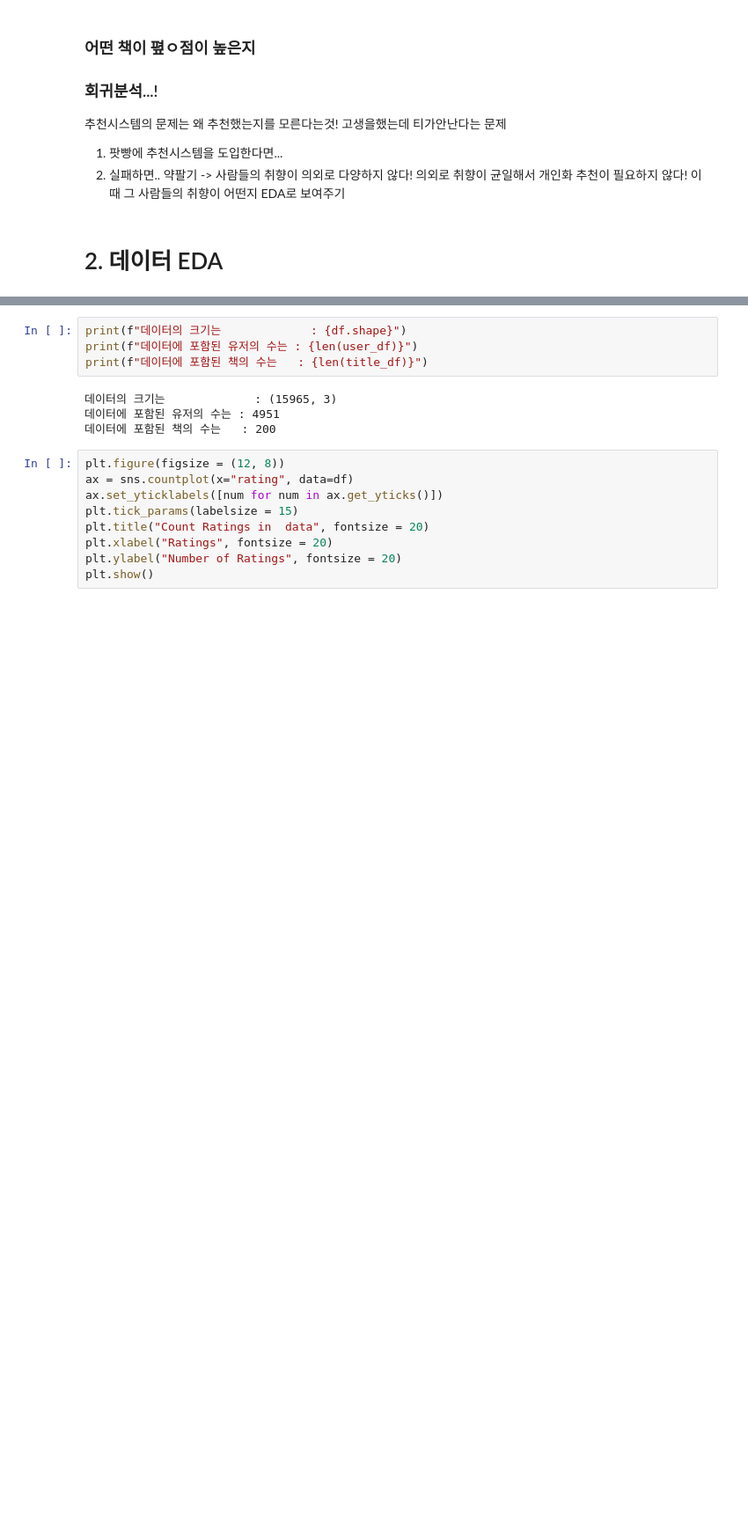
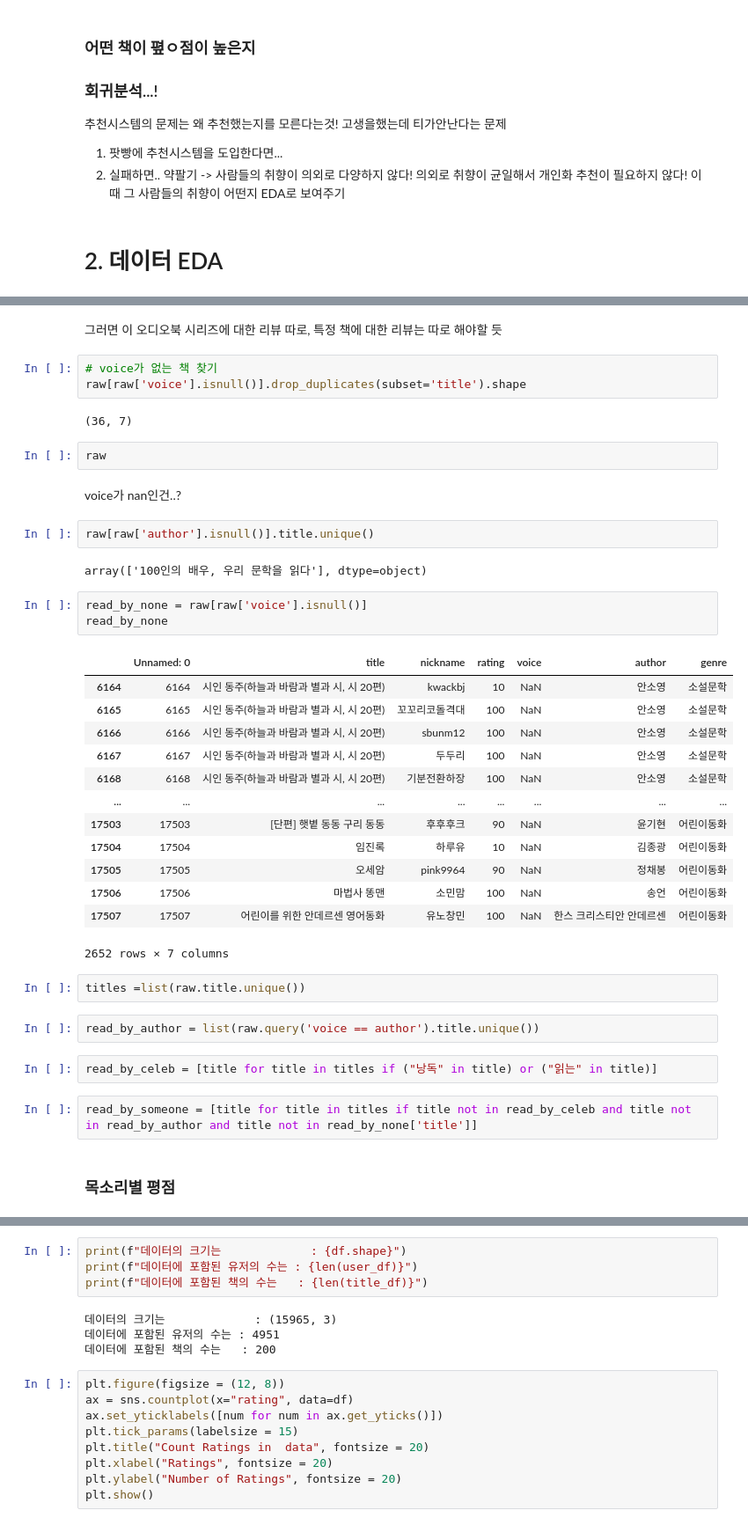
Before and after one commit to dataitgirls4/team_3, a Jupyter notebook: Recommendation_System.ipynb, the cells around one changed output, grey strips where cells are left out. Shown: that part at 88% size. Cells and saved outputs as stored; diff of their text form; blank space fills up the shorter version.

```diff
--- a/Recommendation_System.ipynb
+++ b/Recommendation_System.ipynb
@@ -101,0 +72,42 @@ df
+# %% [markdown]
+그러면 이 오디오북 시리즈에 대한 리뷰 따로, 특정 책에 대한 리뷰는 따로 해야할 듯
+# %%
+# voice가 없는 책 찾기
+raw[raw['voice'].isnull()].drop_duplicates(subset='title').shape
+# %% [output]
+(36, 7)
+# %%
+raw
+# %% [markdown]
+voice가 nan인건..?
+# %%
+raw[raw['author'].isnull()].title.unique()
+# %% [output]
+array(['100인의 배우, 우리 문학을 읽다'], dtype=object)
+# %%
+read_by_none = raw[raw['voice'].isnull()]
+read_by_none
+# %% [output]
+|  | Unnamed: 0 | title | nickname | rating | voice | author | genre |
+| 6164 | 6164 | 시인 동주(하늘과 바람과 별과 시, 시 20편) | kwackbj | 10 | NaN | 안소영 | 소설문학 |
+| 6165 | 6165 | 시인 동주(하늘과 바람과 별과 시, 시 20편) | 꼬꼬리코돌격대 | 100 | NaN | 안소영 | 소설문학 |
+| 6166 | 6166 | 시인 동주(하늘과 바람과 별과 시, 시 20편) | sbunm12 | 100 | NaN | 안소영 | 소설문학 |
+| 6167 | 6167 | 시인 동주(하늘과 바람과 별과 시, 시 20편) | 두두리 | 100 | NaN | 안소영 | 소설문학 |
+| 6168 | 6168 | 시인 동주(하늘과 바람과 별과 시, 시 20편) | 기분전환하장 | 100 | NaN | 안소영 | 소설문학 |
+| ... | ... | ... | ... | ... | ... | ... | ... |
+| 17503 | 17503 | [단편] 햇볕 동동 구리 동동 | 후후후크 | 90 | NaN | 윤기현 | 어린이동화 |
+| 17504 | 17504 | 임진록 | 하루유 | 10 | NaN | 김종광 | 어린이동화 |
+| 17505 | 17505 | 오세암 | pink9964 | 90 | NaN | 정채봉 | 어린이동화 |
+| 17506 | 17506 | 마법사 똥맨 | 소민맘 | 100 | NaN | 송언 | 어린이동화 |
+| 17507 | 17507 | 어린이를 위한 안데르센 영어동화 | 유노창민 | 100 | NaN | 한스 크리스티안 안데르센 | 어린이동화 |
+2652 rows × 7 columns
+# %%
+titles =list(raw.title.unique())
+# %%
+read_by_author = list(raw.query('voice == author').title.unique())
+# %%
+read_by_celeb = [title for title in titles if ("낭독" in title) or ("읽는" in title)]
+# %%
+read_by_someone = [title for title in titles if title not in read_by_celeb and title not in read_by_author and title not in read_by_none['title']]
+# %% [markdown]
+### 목소리별 평점
```
Also changed, not shown: parts of 30 cells of this notebook.
